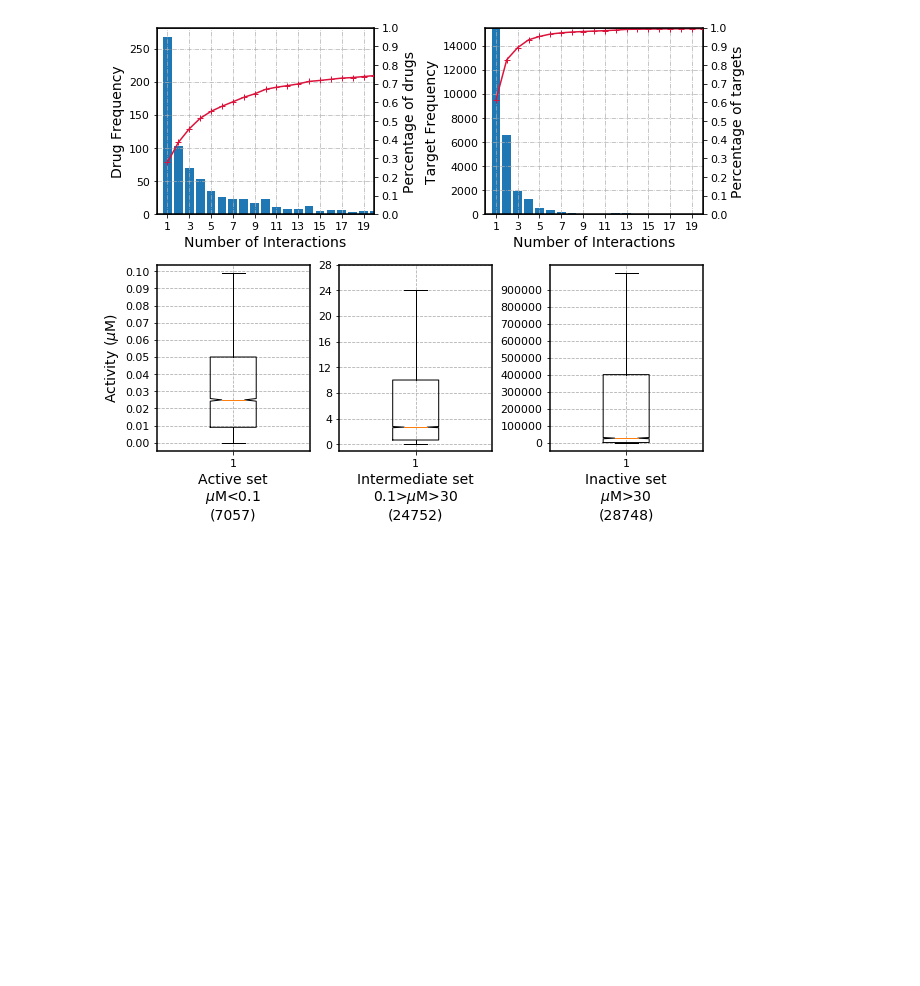
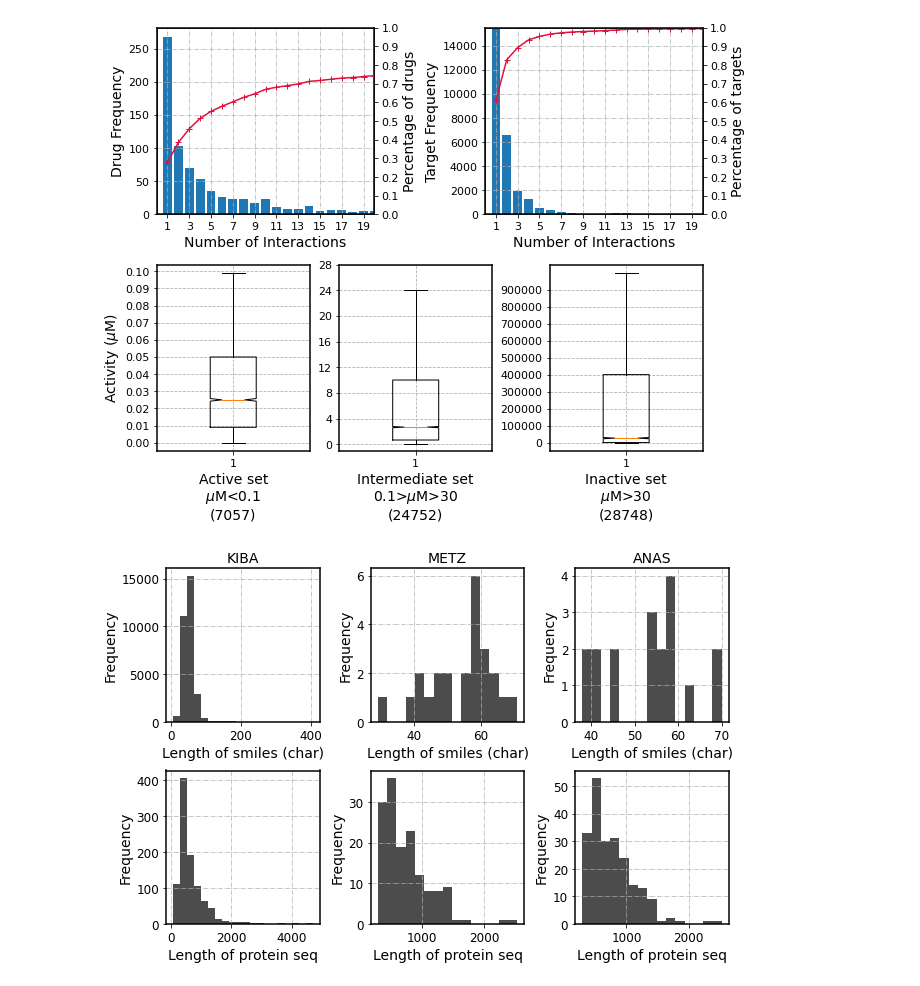
Before and after one commit to TeamSundar/dNNDR, a Jupyter notebook: big_picture.ipynb, the cells around one changed output. Drawn from its saved outputs; the diff is of its cells as text; code cells hidden in the pictures; blank space fills up the shorter version.

Commit message:
Added new plots

```diff
--- a/big_picture.ipynb
+++ b/big_picture.ipynb
@@ -254,0 +281,59 @@ plt.show()
+# %%
+fig, ax = plt.subplots(2,3,figsize=(9,6))
+
+# KIBA
+ax[0][0].set_title('KIBA', fontsize=14)
+ax[0][0].hist(kiba_smiles['seq_char_count'], bins=20, color='black', alpha=0.7)
+ax[0][0].set_ylabel('Frequency', fontsize = 14)
+ax[0][0].set_xlabel('Length of smiles (char)', fontsize = 14)
+ax[0][0].tick_params(axis='y', labelsize=12)
+ax[0][0].tick_params(axis='x', labelsize=12)
+ax[0][0].grid(linestyle='-.', linewidth=0.7)
+
+ax[1][0].hist(kiba_prot_len, bins=20, color='black', alpha=0.7)
+ax[1][0].set_ylabel('Frequency', fontsize = 14)
+ax[1][0].set_xlabel('Length of protein seq', fontsize = 14)
+ax[1][0].tick_params(axis='y', labelsize=12)
+ax[1][0].tick_params(axis='x', labelsize=12)
+ax[1][0].grid(linestyle='-.', linewidth=0.7)
+
+# METZ
+ax[0][1].set_title('METZ', fontsize=14)
+ax[0][1].hist(metz_smiles['seq_char_count'], bins=15, color='black', alpha=0.7)
+ax[0][1].set_ylabel('Frequency', fontsize = 14)
+ax[0][1].set_xlabel('Length of smiles (char)', fontsize = 14)
+ax[0][1].tick_params(axis='y', labelsize=12)
+ax[0][1].tick_params(axis='x', labelsize=12)
+ax[0][1].grid(linestyle='-.', linewidth=0.7)
+
+ax[1][1].hist(metz_prot_len, bins=15, color='black', alpha=0.7)
+ax[1][1].set_ylabel('Frequency', fontsize = 14)
+ax[1][1].set_xlabel('Length of protein seq', fontsize = 14)
+ax[1][1].tick_params(axis='y', labelsize=12)
+ax[1][1].tick_params(axis='x', labelsize=12)
+ax[1][1].grid(linestyle='-.', linewidth=0.7)
+
+# ANAS
+ax[0][2].set_title('ANAS', fontsize=14)
+ax[0][2].hist(anas_smiles['seq_char_count'], bins=15, color='black', alpha=0.7)
+ax[0][2].set_ylabel('Frequency', fontsize = 14)
+ax[0][2].set_xlabel('Length of smiles (char)', fontsize = 14)
+ax[0][2].tick_params(axis='y', labelsize=12)
+ax[0][2].tick_params(axis='x', labelsize=12)
+ax[0][2].grid(linestyle='-.', linewidth=0.7)
+
+ax[1][2].hist(anas_prot_len, bins=15, color='black', alpha=0.7)
+ax[1][2].set_ylabel('Frequency', fontsize = 14)
+ax[1][2].set_xlabel('Length of protein seq', fontsize = 14)
+ax[1][2].tick_params(axis='y', labelsize=12)
+ax[1][2].tick_params(axis='x', labelsize=12)
+ax[1][2].grid(linestyle='-.', linewidth=0.7)
+
+for axis in ax.flatten():
+    for dir in ['top','bottom','left','right']:
+        axis.spines[dir].set_linewidth(1.5)
+
+plt.tight_layout()
+plt.savefig('plots/seq_statistic.png', dpi=500, format = 'png', bbox_inches='tight')
+# %% [output]
+[figure, added]
```
Also changed, not shown: parts of 3 cells of this notebook.
